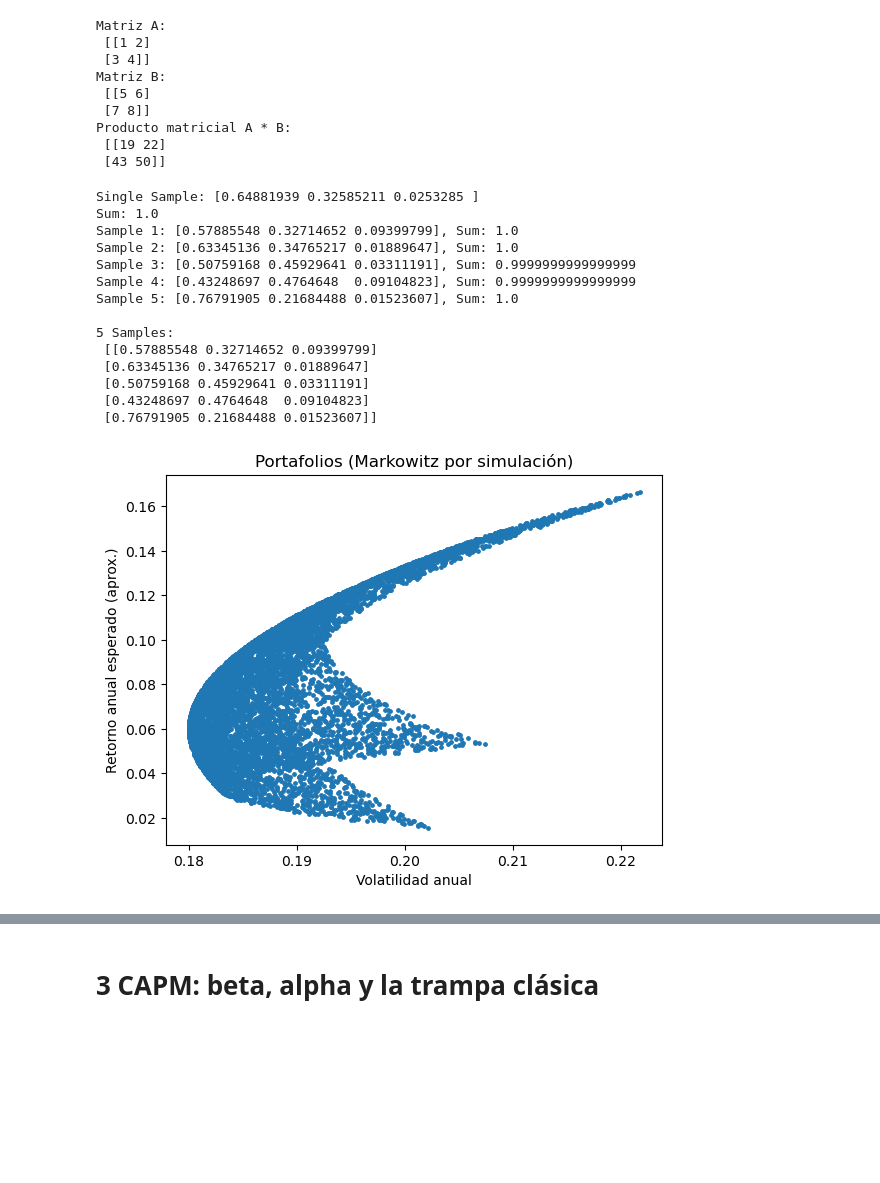
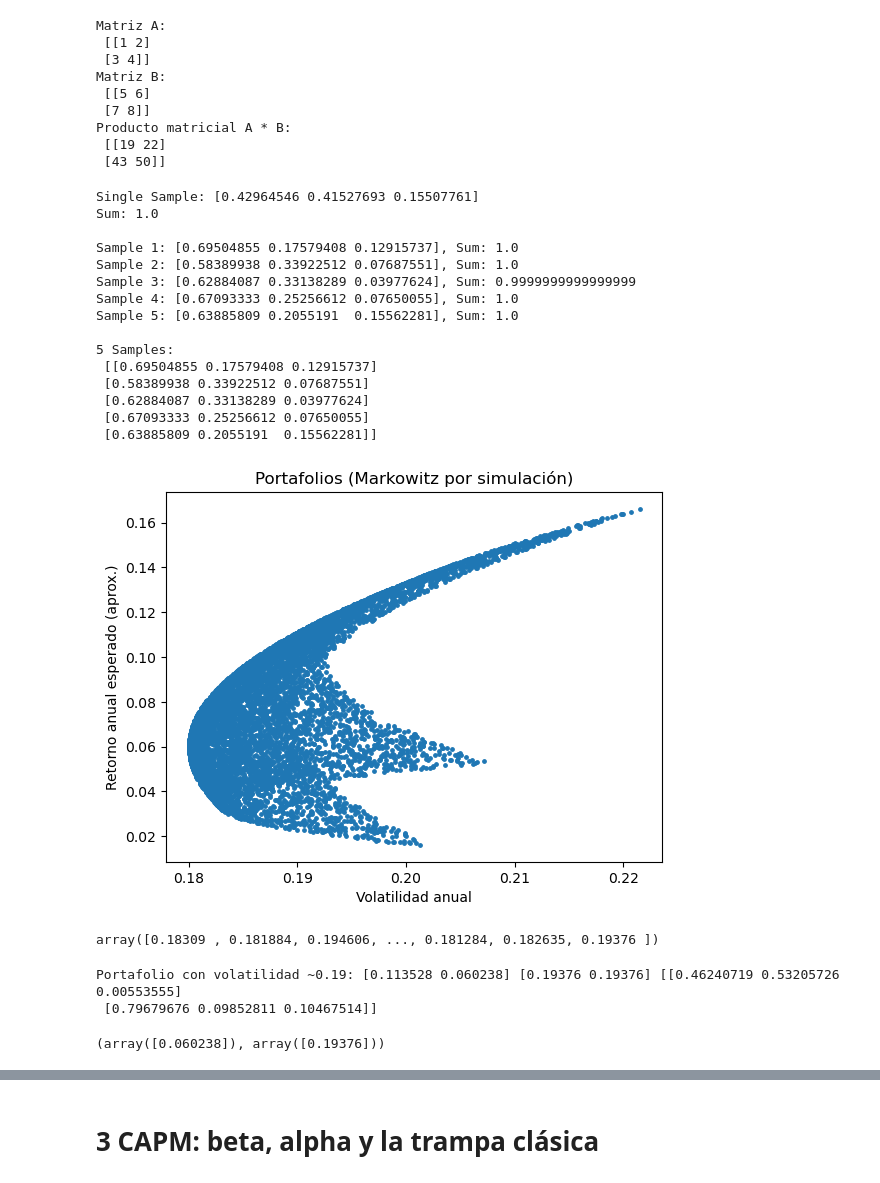
Before and after one commit to ferdlpz/Finanzas-Python, a Jupyter notebook: Modelos de valuacion de activos/Clase_Asset_Pricing.ipynb, the cells around one changed output, grey strips where cells are left out. Cells and saved outputs as stored; diff of their text form; code cells hidden in the pictures; blank space fills up the shorter version.

```diff
--- a/Modelos de valuacion de activos/Clase_Asset_Pricing.ipynb
+++ b/Modelos de valuacion de activos/Clase_Asset_Pricing.ipynb
@@ -98,7 +98,7 @@ alpha = [10, 5, 1]
 # Generate a single sample (a vector of 3 probabilities summing to 1)
 sample = np.random.dirichlet(alpha)
 print("Single Sample:", sample)
-print("Sum:", np.sum(sample))
+print("Sum:", np.sum(sample), "\n")
 
 # Generate 5 samples
 samples = np.random.dirichlet(alpha, size=5)
@@ -106,42 +106,58 @@ for i, s in enumerate(samples):
     print(f"Sample {i+1}: {s}, Sum: {np.sum(s)}")
 print("\n5 Samples:\n", samples)
 # %% [output]
-Single Sample: [0.64881939 0.32585211 0.0253285 ]
+Single Sample: [0.42964546 0.41527693 0.15507761]
 Sum: 1.0
-Sample 1: [0.57885548 0.32714652 0.09399799], Sum: 1.0
-Sample 2: [0.63345136 0.34765217 0.01889647], Sum: 1.0
-Sample 3: [0.50759168 0.45929641 0.03311191], Sum: 0.9999999999999999
-Sample 4: [0.43248697 0.4764648  0.09104823], Sum: 0.9999999999999999
-Sample 5: [0.76791905 0.21684488 0.01523607], Sum: 1.0
+
+Sample 1: [0.69504855 0.17579408 0.12915737], Sum: 1.0
+Sample 2: [0.58389938 0.33922512 0.07687551], Sum: 1.0
+Sample 3: [0.62884087 0.33138289 0.03977624], Sum: 0.9999999999999999
+Sample 4: [0.67093333 0.25256612 0.07650055], Sum: 1.0
+Sample 5: [0.63885809 0.2055191  0.15562281], Sum: 1.0
 
 5 Samples:
- [[0.57885548 0.32714652 0.09399799]
- [0.63345136 0.34765217 0.01889647]
- [0.50759168 0.45929641 0.03311191]
- [0.43248697 0.4764648  0.09104823]
- [0.76791905 0.21684488 0.01523607]]
+ [[0.69504855 0.17579408 0.12915737]
+ [0.58389938 0.33922512 0.07687551]
+ [0.62884087 0.33138289 0.03977624]
+ [0.67093333 0.25256612 0.07650055]
+ [0.63885809 0.2055191  0.15562281]]
 # %%
 def random_weights(k, n_portfolios=5000):
     W = np.random.dirichlet(np.ones(k), size=n_portfolios)
     return W
 
-def portfolio_stats(rets: pd.DataFrame, W: np.ndarray, periods_per_year=252):
+def portfolio_stats(rets: pd.DataFrame, W: np.ndarray, periods_per_year=252, decimals = 6):
     mu = rets.mean().values
     Sigma = rets.cov().values
     port_mu = W @ mu
     port_var = np.einsum('ij,jk,ik->i', W, Sigma, W)
     port_vol = np.sqrt(port_var)
-    return (port_mu * periods_per_year, port_vol * np.sqrt(periods_per_year))
+    return (np.round(port_mu * periods_per_year, decimals), np.round(port_vol * np.sqrt(periods_per_year), decimals))
 
 W = random_weights(3, n_portfolios=8000)
 mu_a, vol_a = portfolio_stats(rets, W)
 
 # Grafico portafolios
 plt.figure()
 plt.scatter(vol_a, mu_a, s=6)
 plt.xlabel("Volatilidad anual")
 plt.ylabel("Retorno anual esperado (aprox.)")
 plt.title("Portafolios (Markowitz por simulación)")
 plt.show()
 # %% [output]
-[figure, old version]
+[figure, new version]
+# %%
+vol_a
+# %% [output]
+array([0.18309 , 0.181884, 0.194606, ..., 0.181284, 0.182635, 0.19376 ])
+# %%
+index = (vol_a == 0.19376)
+print("Portafolio con volatilidad ~0.19:", mu_a[index], vol_a[index], W[index])
+# %% [output]
+Portafolio con volatilidad ~0.19: [0.113528 0.060238] [0.19376 0.19376] [[0.46240719 0.53205726 0.00553555]
+ [0.79679676 0.09852811 0.10467514]]
+# %%
+weights_real = np.array([0.79679676, 0.09852811, 0.10467514])
+portfolio_stats(rets, W = weights_real.reshape(1, -1), periods_per_year=252)
+# %% [output]
+(array([0.060238]), array([0.19376]))
```
Also changed, not shown: parts of 9 cells of this notebook, 1 other file.
